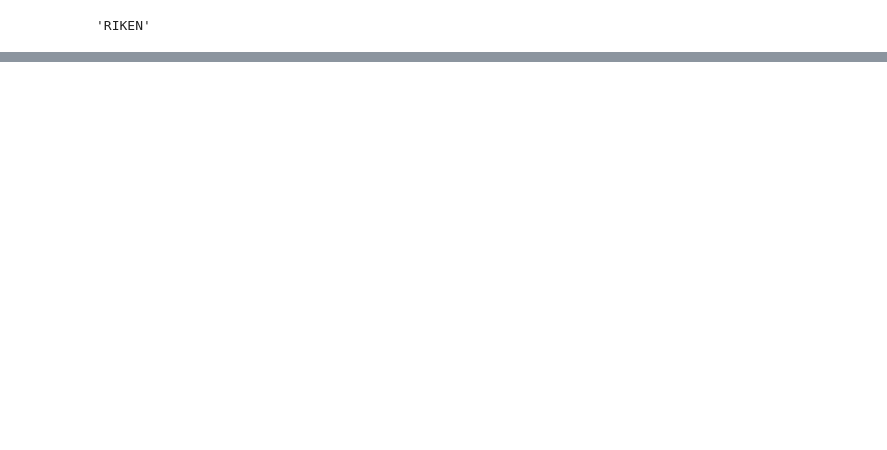
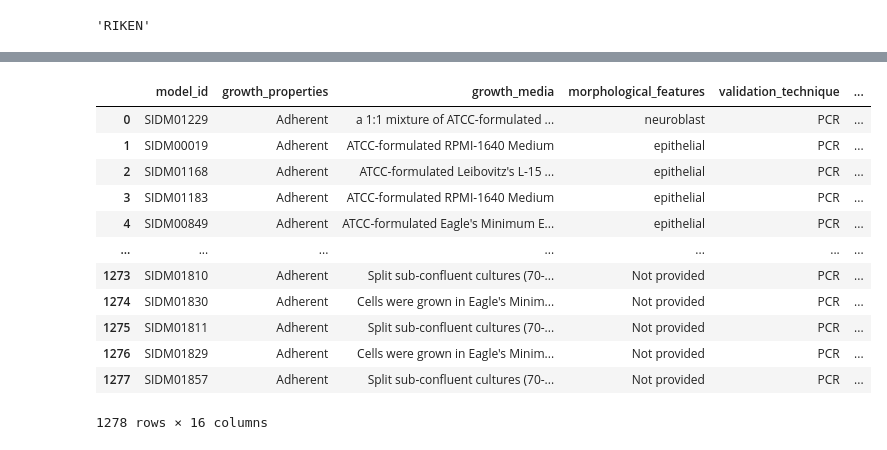
Before and after one commit to PDCMFinder/PdcmDataTransformers, a Jupyter notebook: Clean-up-scripts/Data_cleanup.ipynb, the cells around one changed output, grey strips where cells are left out. Cells and saved outputs as stored; diff of their text form; code cells hidden in the pictures; blank space fills up the shorter version.

```diff
--- a/Clean-up-scripts/Data_cleanup.ipynb
+++ b/Clean-up-scripts/Data_cleanup.ipynb
@@ -2508,0 +2512,19 @@ cmp_sheet
+# %%
+merged = pd.DataFrame()
+for df in [atcc, riken, kclb, dsmz, iclc, addexbio, cellbankaus, cellbankjp, pheuk, cancertools]:
+    merged = pd.concat([merged, df]).reset_index(drop=True)
+merged
+# %% [output]
+|  | model_id | growth_properties | growth_media | morphological_features | validation_technique | ... |
+| 0 | SIDM01229 | Adherent | a 1:1 mixture of ATCC-formulated ... | neuroblast | PCR | ... |
+| 1 | SIDM00019 | Adherent | ATCC-formulated RPMI-1640 Medium | epithelial | PCR | ... |
+| 2 | SIDM01168 | Adherent | ATCC-formulated Leibovitz's L-15 ... | epithelial | PCR | ... |
+| 3 | SIDM01183 | Adherent | ATCC-formulated RPMI-1640 Medium | epithelial | PCR | ... |
+| 4 | SIDM00849 | Adherent | ATCC-formulated Eagle's Minimum E... | epithelial | PCR | ... |
+| ... | ... | ... | ... | ... | ... | ... |
+| 1273 | SIDM01810 | Adherent | Split sub-confluent cultures (70-... | Not provided | PCR | ... |
+| 1274 | SIDM01830 | Adherent | Cells were grown in Eagle's Minim... | Not provided | PCR | ... |
+| 1275 | SIDM01811 | Adherent | Split sub-confluent cultures (70-... | Not provided | PCR | ... |
+| 1276 | SIDM01829 | Adherent | Cells were grown in Eagle's Minim... | Not provided | PCR | ... |
+| 1277 | SIDM01857 | Adherent | Split sub-confluent cultures (70-... | Not provided | PCR | ... |
+1278 rows × 16 columns
```
Also changed, not shown: parts of 34 cells of this notebook, 18 other files.
